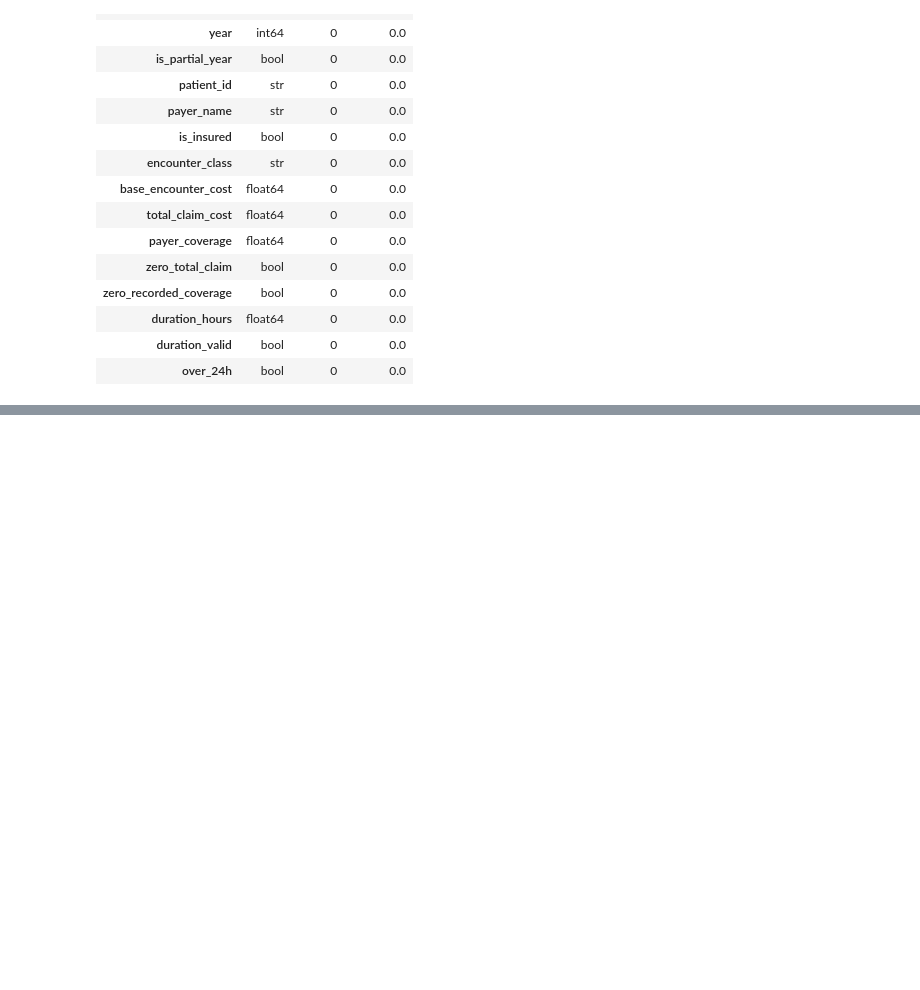
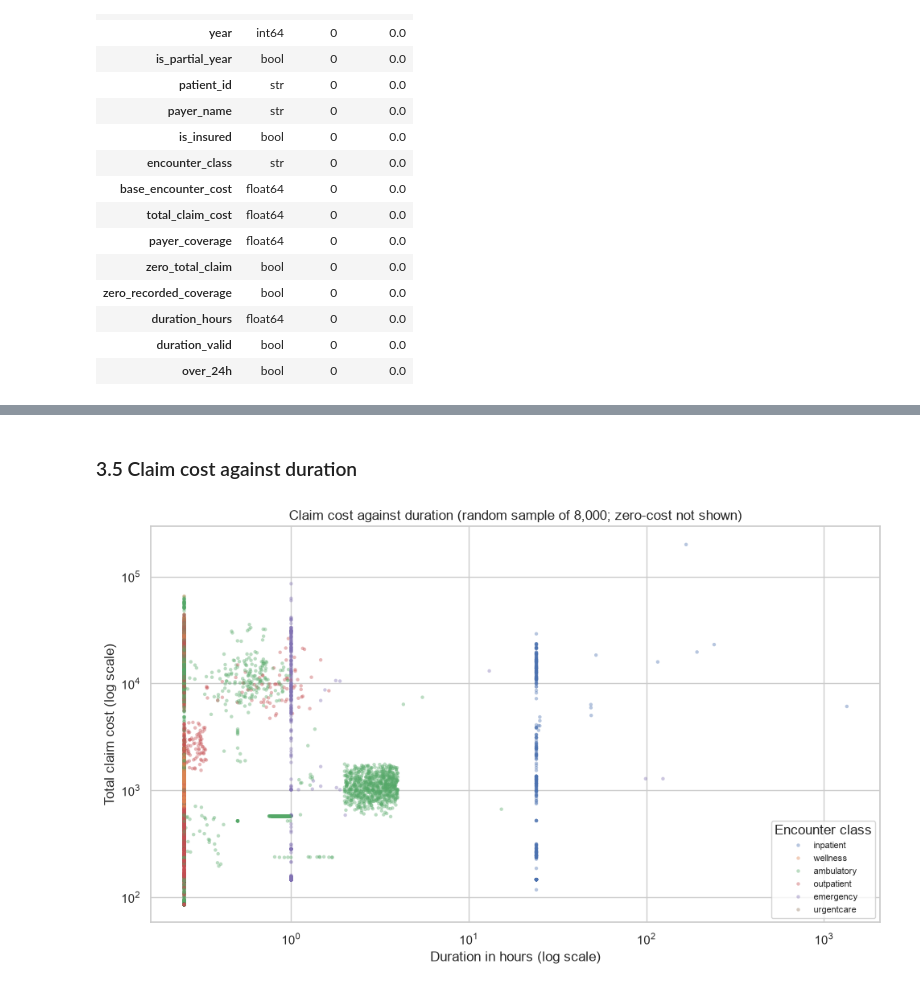
Before and after one commit to joenzau41-png/week3-hospital-operations, a Jupyter notebook: notebooks/track_b_analysis.ipynb, the cells around one changed output, grey strips where cells are left out. Cells and saved outputs as stored; diff of their text form; code cells hidden in the pictures; blank space fills up the shorter version.

```diff
--- a/notebooks/track_b_analysis.ipynb
+++ b/notebooks/track_b_analysis.ipynb
@@ -207,0 +420,19 @@ Maximum is 2304 times the median
+# %% [markdown]
+### 3.5 Claim cost against duration
+# %%
+sample = valid[valid.total_claim_cost > 0].sample(8000, random_state=RANDOM_STATE)
+
+fig, ax = plt.subplots(figsize=(10, 6))
+sns.scatterplot(data=sample, x="duration_hours", y="total_claim_cost", hue="encounter_class",
+                hue_order=order, s=10, alpha=0.4, linewidth=0, ax=ax)
+ax.set_xscale("log")
+ax.set_yscale("log")
+ax.set_xlabel("Duration in hours (log scale)")
+ax.set_ylabel("Total claim cost (log scale)")
+ax.set_title("Claim cost against duration (random sample of 8,000; zero-cost not shown)")
+ax.legend(title="Encounter class", loc="lower right", fontsize=8)
+plt.tight_layout()
+plt.savefig(FIG / "fig04_duration_vs_cost.png", dpi=150)
+plt.show()
+# %% [output]
+[figure, added]
```
Also changed, not shown: parts of 55 cells of this notebook, 7 other files.
